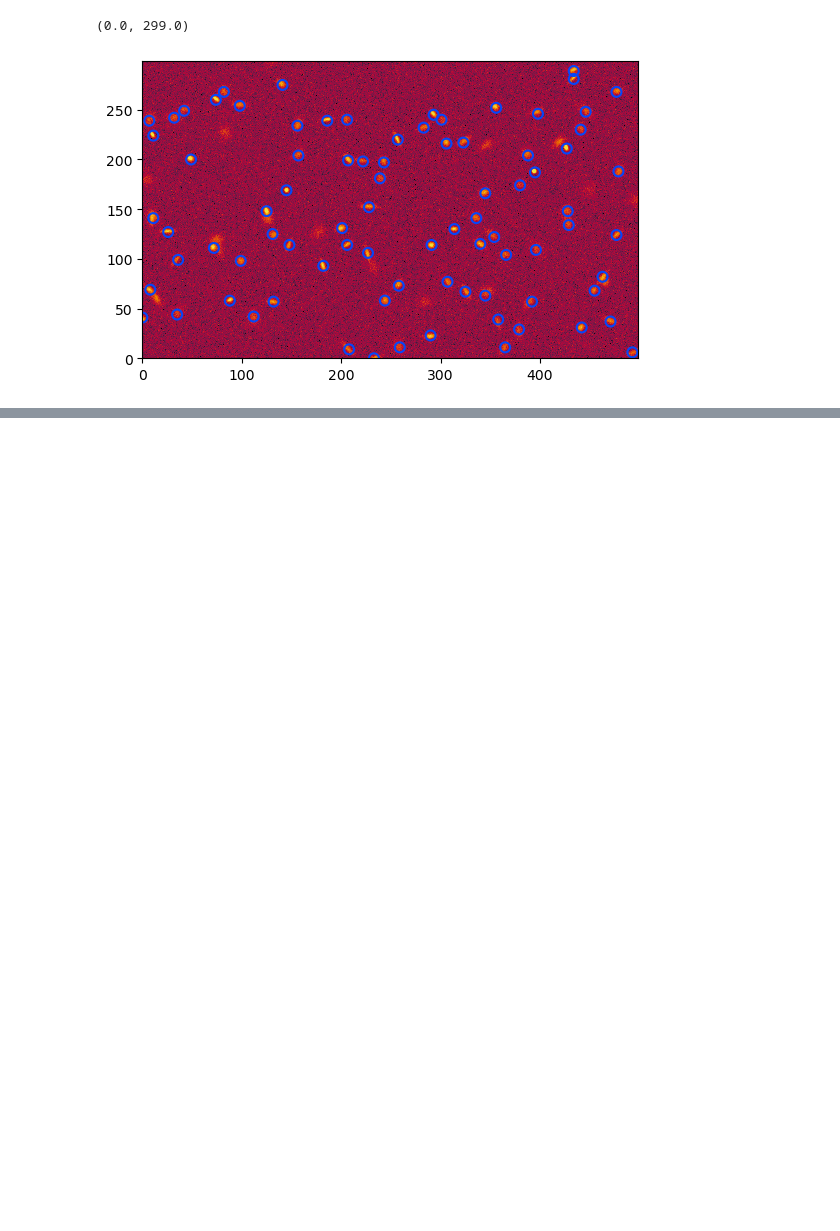
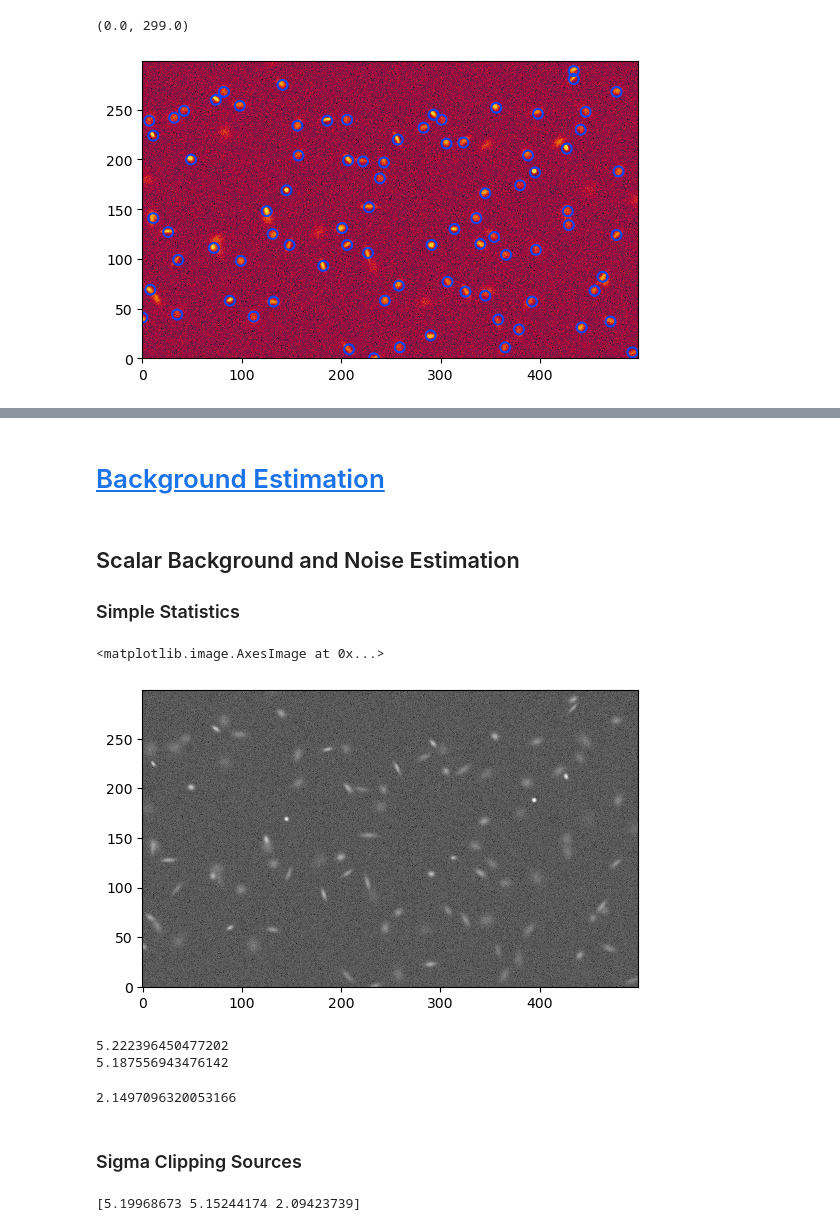
Before and after one commit to devkhullar/Tutorials, a Jupyter notebook: Photutils.ipynb, the cells around one changed output, grey strips where cells are left out. Saved outputs shown, nothing was run; the diff lists cells and outputs as text; code cells hidden in the pictures; blank space fills up the shorter version.

```diff
--- a/Photutils.ipynb
+++ b/Photutils.ipynb
@@ -149,0 +294,32 @@ plt.ylim(0, data.shape[0] - 1)
+# %% [markdown]
+# [Background Estimation](https://photutils.readthedocs.io/en/2.1.0/user_guide/background.html)
+# %% [markdown]
+## Scalar Background and Noise Estimation
+
+### Simple Statistics
+# %%
+data = make_100gaussians_image()
+norm = ImageNormalize(stretch=SqrtStretch())
+plt.imshow(data, norm=norm, origin='lower', cmap='Greys_r',
+          interpolation='nearest')
+# %% [output]
+<matplotlib.image.AxesImage at 0x...>
+[figure, added]
+# %%
+print(np.median(data))
+print(biweight_location(data))
+# %% [output]
+5.222396450477202
+5.187556943476142
+# %%
+# Calculate median absolute deviation to estimate background noise level
+print(mad_std(data))
+# %% [output]
+2.1497096320053166
+# %% [markdown]
+### Sigma Clipping Sources
+# %%
+mean, median, std = sigma_clipped_stats(data, sigma=3.0)
+print(np.array((mean, median, std)))
+# %% [output]
+[5.19968673 5.15244174 2.09423739]
```
Also changed, not shown: parts of 34 cells of this notebook, 1 other file.
